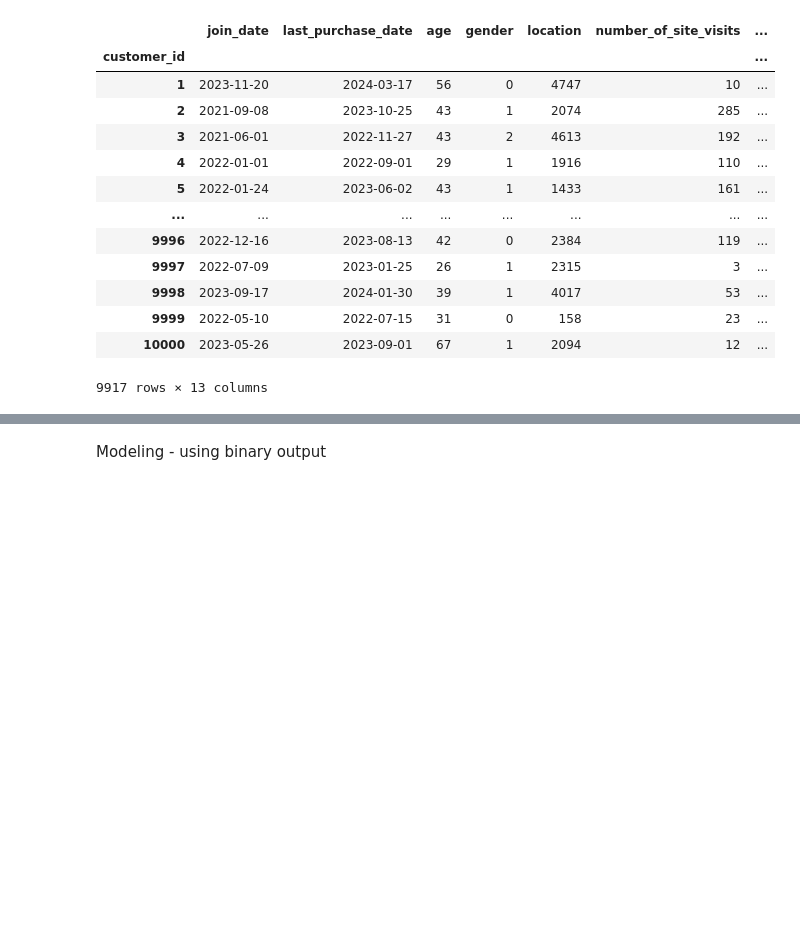
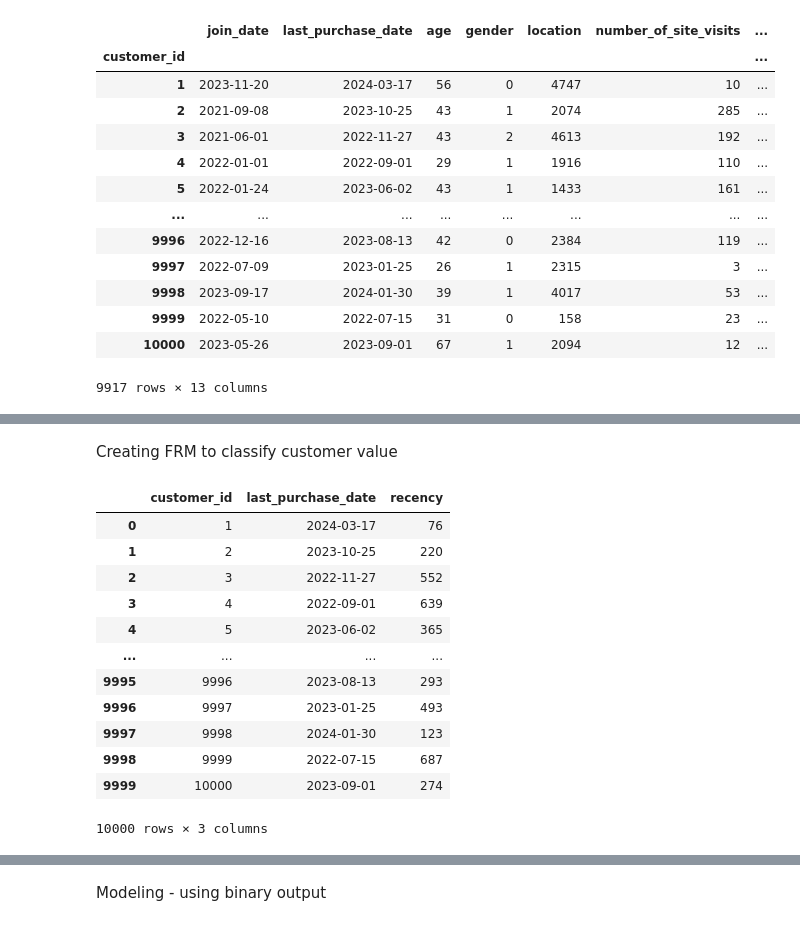
Before and after one commit to qmdismnp/Schulich_DS_MBAN, a Jupyter notebook: v2_assignment2.ipynb, the cells around one changed output, grey strips where cells are left out. Saved outputs shown, nothing was run; the diff lists cells and outputs as text; code cells hidden in the pictures; blank space fills up the shorter version.

```diff
--- a/v2_assignment2.ipynb
+++ b/v2_assignment2.ipynb
@@ -433,0 +437,29 @@ df1.describe()
+# %% [markdown]
+Creating FRM to classify customer value
+# %%
+import datetime as dt
+
+# Convert transaction_date to datetime
+transactions['transaction_date'] = pd.to_datetime(transactions['transaction_date'])
+
+# Calculate Recency, Frequency, and Monetary
+snapshot_date = transactions['transaction_date'].max() + pd.DateOffset(1)
+
+# Recency: Days since last transaction
+rfm_recency = customer['last_purchase_date'].reset_index()
+rfm_recency['recency'] = (snapshot_date - rfm_recency['last_purchase_date']).dt.days
+rfm_recency
+# %% [output]
+|  | customer_id | last_purchase_date | recency |
+| 0 | 1 | 2024-03-17 | 76 |
+| 1 | 2 | 2023-10-25 | 220 |
+| 2 | 3 | 2022-11-27 | 552 |
+| 3 | 4 | 2022-09-01 | 639 |
+| 4 | 5 | 2023-06-02 | 365 |
+| ... | ... | ... | ... |
+| 9995 | 9996 | 2023-08-13 | 293 |
+| 9996 | 9997 | 2023-01-25 | 493 |
+| 9997 | 9998 | 2024-01-30 | 123 |
+| 9998 | 9999 | 2022-07-15 | 687 |
+| 9999 | 10000 | 2023-09-01 | 274 |
+10000 rows × 3 columns
```
Also changed, not shown: parts of 29 cells of this notebook.
